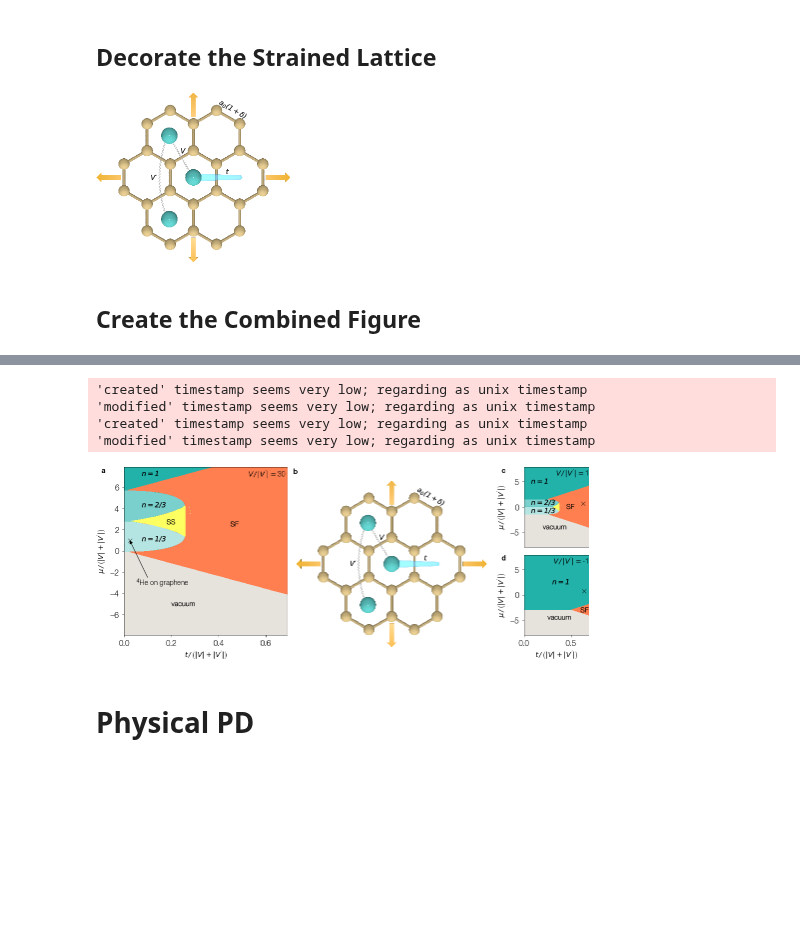
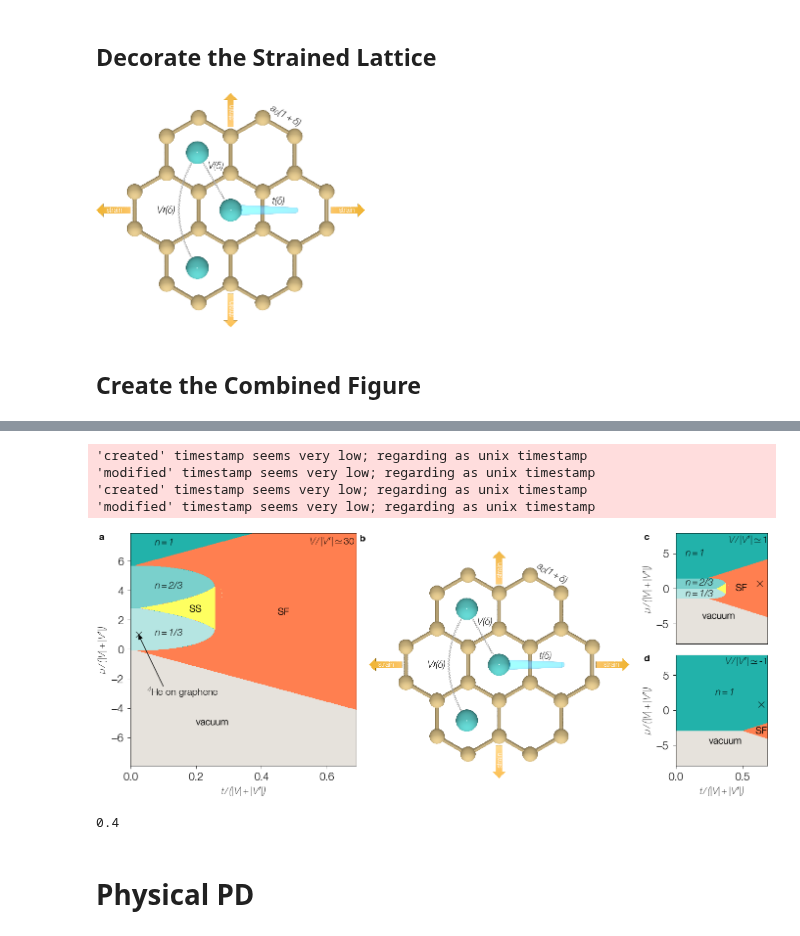
Before and after one commit to DelMaestroGroup/papers-code-Superfluid4HeStrainGraphene, a Jupyter notebook: src/MeanField_python-2022.ipynb, the cells around one changed output, grey strips where cells are left out. Drawn from its saved outputs; the diff is of its cells as text; code cells hidden in the pictures; blank space fills up the shorter version.

```diff
--- a/src/MeanField_python-2022.ipynb
+++ b/src/MeanField_python-2022.ipynb
@@ -490,7 +480,8 @@ def decorate_graphene(ax):
     vec,length = get_unit_vec(start,end)
     V = np.array(dgutils.pypov.generate_linear_path(start + 0.2*length*vec, end - 0.15*length*vec,200))
     Vtext = start + 0.66*vec*length
-    Vtext[0] += 0.3
+    Vtext[0] += 0.25
+    Vtext[1] += 0.3
 
     # V' interaction
     start,end = [-a[0,0],-a[1,0]],[-a[0,0],a[1,0]]
@@ -498,7 +489,7 @@ def decorate_graphene(ax):
     vec1,length1 = get_unit_vec(start,mid)
     vec2,length2 = get_unit_vec(mid,end)
     Vptext = mid
-    Vptext[0] += 1
+    Vptext[0] += 0.6
 
     t_points = np.linspace(0, 1, 1000)
     points = np.array([start + 0.15*length1*vec1,mid,end - 0.15*length2*vec2])
@@ -514,17 +505,26 @@ def decorate_graphene(ax):
     dgutils.fonts.set_custom_font(font_path)
     path_eff = [path_effects.withSimplePatchShadow(offset=(0.1, -0.1), shadow_rgbFace='k', alpha=1.0)]
 
-    ax.text(*Vtext,r'$V$',ha='center',va='center', color=dgrey,
+    ax.text(*Vtext,r'$V(\delta)$',ha='center',va='center', color=dgrey,
             path_effects=path_eff)
-    ax.text(*Vptext,r'$V\prime$',ha='center',va='center', color=dgrey,
+    ax.text(*Vptext,r'$V\prime(\delta)$',ha='center',va='center', color=dgrey,
             path_effects=path_eff)
-    ax.text(1.5*a[0,0],0.3,r'$t$',ha='center',va='center', color=dgrey,
+    ax.text(1.5*a[0,0],0.35,r'$t(\delta)$',ha='center',va='center', color=dgrey,
             path_effects=path_eff)
     ax.text(2.12,1.7*a[1,0],r'$a_0(1+\delta)$',ha='center',va='center', color=dgrey,
             path_effects=path_eff, rotation=-30)
 
+    ax.text(4.15,0.01,'strain',va='center',color='white',fontsize=5)
+    ax.text(-4.15,0.01,'strain',ha='right',va='center',color='white',fontsize=5)
+
+    ax.text(-0.09,3.8,'strain',va='center',color='white',rotation=90,fontsize=5)
+    ax.text(-0.09,-3.75,'strain',va='center',ha='left',color='white',rotation=90,fontsize=5)
+
+    ax.patch.set_alpha(0.0)
+
     ax.axis('off');
 
+
     return ax
 # %%
 plt.style.reload_library()
@@ -533,9 +533,10 @@ with plt.style.context(plot_style['sans']):
     dgutils.fonts.set_custom_font(font_path)
 
     ax = decorate_graphene(ax)
-#    fig.savefig('../figures/biaxial_strain.pdf')
+
+    fig.savefig('../figures/biaxial_strain.pdf')
 # %% [output]
-[figure, old version]
+[figure, new version]
 # %% [markdown]
 ## Create the Combined Figure
 # %%
@@ -545,6 +546,7 @@ with plt.style.context(plot_style['sans']):
     dgutils.fonts.set_custom_font(font_path)
 
     fig = plt.figure(figsize=(2*figsize[0],(4/5)*figsize[0]), constrained_layout=True)
+
 
     pd0_fig,G_fig,pd_fig = fig.subfigures(nrows=1,ncols=3, width_ratios=[2,2,1])
     ax_pd0 = pd0_fig.subplots(1,1)
@@ -570,6 +572,8 @@ with plt.style.context(plot_style['sans']):
 #                    labels=labels,label_loc=label_loc)
 
     ax_G = decorate_graphene(ax_G)
+    ax_G.patch.set_alpha(1.0)
+
 
 #     labels=['vacuum','SF',r'$n=1/3$',r'$n=2/3$',r'$n=1$']
 #     label_loc = [[0.2,-4.0],[0.45,0],[0.075,-0.8],[0.075,0.8],[0.075,5]]
@@ -602,9 +606,11 @@ with plt.style.context(plot_style['sans']):
     font_props = dgutils.fonts.get_custom_font_props(bold_font_path)
 
     ax_pd0.text(-0.14,1.0,'a', ha='left',va='top', transform=ax_pd0.transAxes, fontproperties=font_props)
-    fig.text(2/5,0.98,'b', ha='left',va='top',fontproperties=font_props)
+    #ax_pd0.text(1.05,1.0,'b', ha='left',va='top', transform=ax_pd0.transAxes, fontproperties=font_props)
 
-    #ax_G.text(0,1,'b',ha='left',va='top',transform=ax_G.transAxes, fontproperties=font_props)
+    plt.figtext(0.3934,0.98,'b', ha='left',va='top',fontproperties=font_props,zorder=10)
+
+    #ax_G.text(0,0.99,'b',ha='left',va='top',transform=ax_G.transAxes, fontproperties=font_props)
     for i,lab in enumerate(['c','d']):
         ax_pd[i].text(-0.35,1.0,lab,ha='left',va='top',transform=ax_pd[i].transAxes, fontproperties=font_props)
 
@@ -616,9 +622,13 @@ with plt.style.context(plot_style['sans']):
 0.6411955399619292 0.7758883740177822
 'created' timestamp seems very low; regarding as unix timestamp
 'modified' timestamp seems very low; regarding as unix timestamp
 'created' timestamp seems very low; regarding as unix timestamp
 'modified' timestamp seems very low; regarding as unix timestamp
-[figure, old version]
+[figure, new version]
+# %%
+2/5
+# %% [output]
+0.4
 # %%
 # tinterp(0.183)/(np.abs(Vinterp(0.183))+np.abs(Vpinterp(0.183)))
 
```
Also changed, not shown: parts of 6 cells of this notebook, 3 other files.
